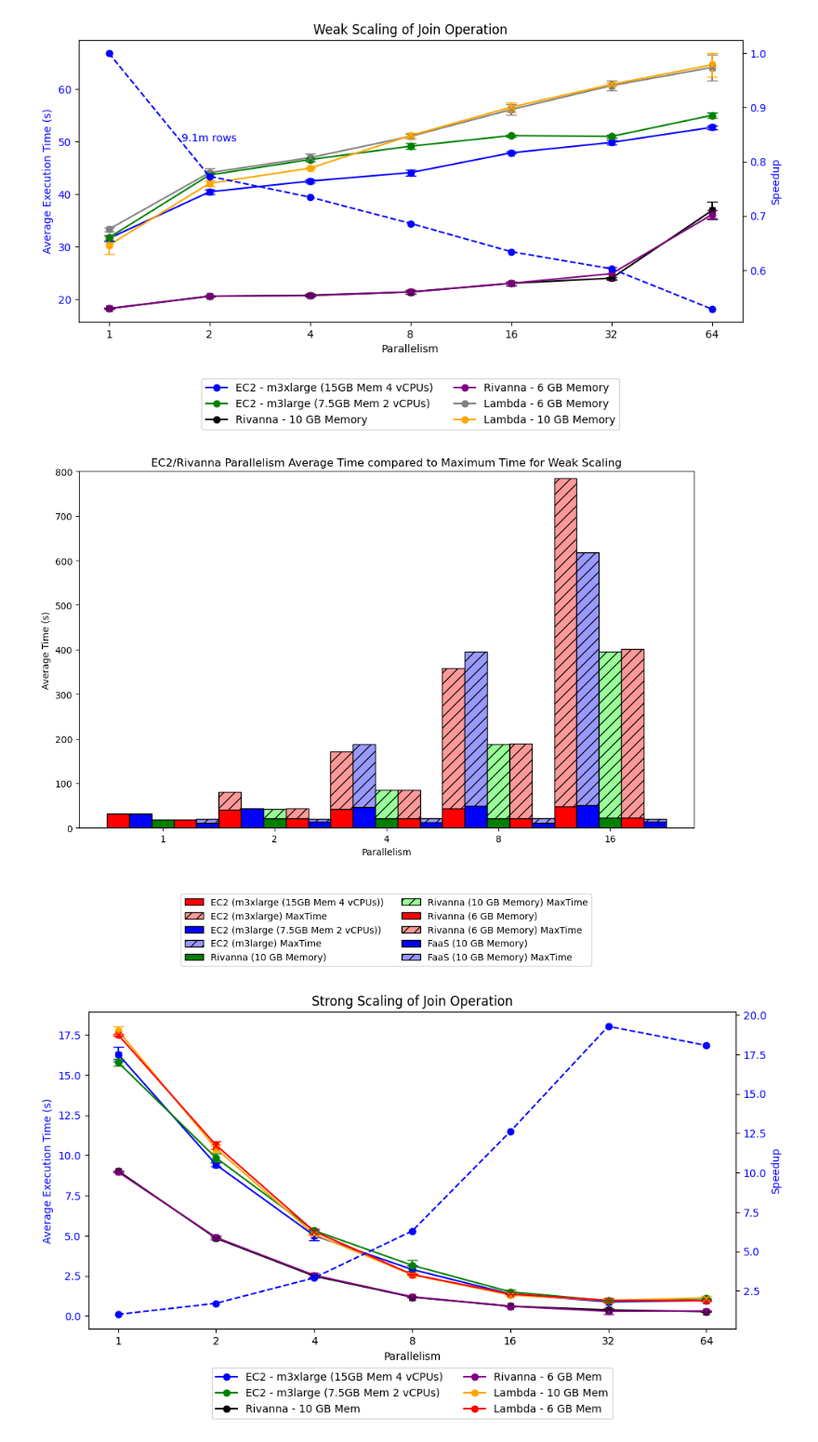
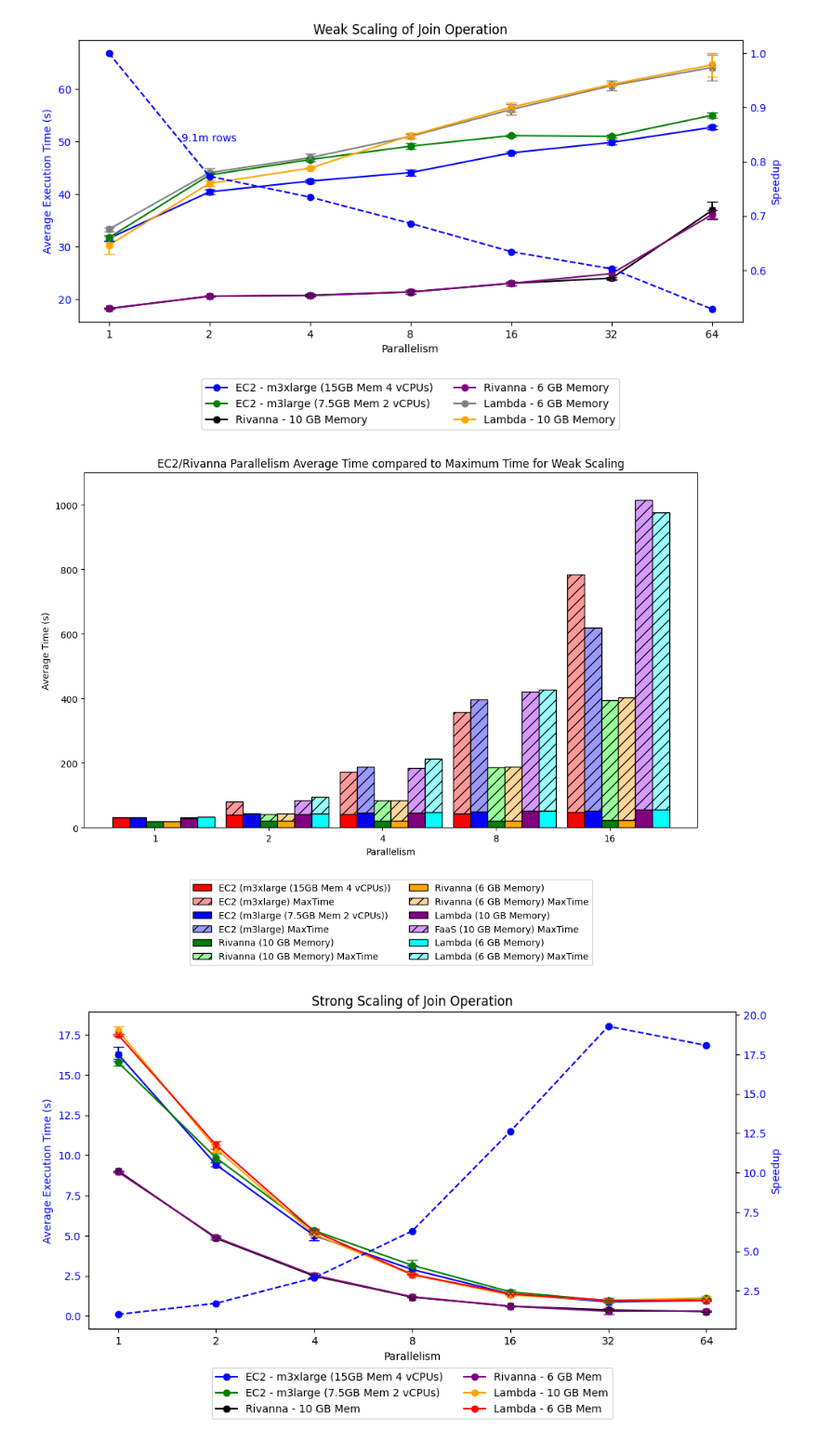
Before and after one commit to mstaylor/cylon, a Jupyter notebook: target/aws/scripts/notebooks/Join_Weak_Scaling_quals3.ipynb, the cells around one changed output. Shown at 93% size. Cells and saved outputs as stored; diff of their text form; code cells hidden in the pictures.

```diff
--- a/target/aws/scripts/notebooks/Join_Weak_Scaling_quals3.ipynb
+++ b/target/aws/scripts/notebooks/Join_Weak_Scaling_quals3.ipynb
@@ -251,69 +251,83 @@ m3xlarge = [31.57827055, 40.42526209, 42.48108244, 44.08796617, 47.843523]
 rivanna_10GB = [18.24416029, 20.60858124, 20.78106607, 21.40211465, 23.05694579]
 m3large = [31.71825963, 43.63236368, 46.56648615, 49.11144567, 51.12758547]
 rivanna_6GB = [18.2778548, 20.607876, 20.72528571, 21.42728365, 23.0560276]
-lambda_10GB = [20.4175576, 20.03076804, 20.69381972, 21.07601555, 20.14870176]
-lambda_6GB = [18.67931765, 20.05292544, 20.77114639, 21.21451118, 22.92575049]
+lambda_10GB = [30.29358423, 42.04086941, 44.93455803, 51.13148102, 56.52498194]
+lambda_6GB = [33.3196196, 44.08187333, 46.93432194, 50.98107791, 56.06858892]
 
 # Max times
 m3xlarge_maxtime = [31.76309943, 81.20064813, 171.8731022, 358.3511644, 784.544154]
 m3large_maxtime = [32.02841443, 43.82524204, 187.6989848, 395.7447579, 618.4843755]
 rivanna_10_maxtime = [18.44550091, 41.72224802, 85.1699512, 187.0062265, 394.799438]
 rivanna_6_maxtime = [18.34442371, 43.82524204, 84.57718474, 188.3389728, 401.7538987]
-lambda_6GB_err = [0.9371924984, 0.6816772169, 0.488337019, 0.429582007, 0.9709855563]
-lambda_10GB_err = [0.3223338864, 0.8356659236, 0.5303307103, 0.259753258, 0.5288880707 ]
+lambda_10GB_maxtime = [30.58434063, 84.72713876, 184.7219335, 421.5438852, 1015.579902]
+lambda_6GB_maxtime = [33.90470386, 94.16784215, 212.3390818, 427.2694387, 976.4979675]
+
 
 # Set width of bar
-barWidth = 0.2
+# Set width of bar
+barWidth = 0.15
 
 br1 = np.arange(len(world_size))
 br2 = [x + barWidth for x in br1]
 br3 = [x + barWidth for x in br2]
 br4 = [x + barWidth for x in br3]
 br5 = [x + barWidth for x in br4]
+br6 = [x + barWidth for x in br5]
 
 fig, ax = plt.subplots(figsize=(12, 7))
 
-# Create custom colors
-base_colors = ['red', 'blue', 'green']
-max_colors = ['#FF9999', '#9999FF', '#99FF99']  # Lighter shades of red, blue, green
+# Custom colors
+base_colors = ['red', 'blue', 'green', 'orange', 'purple', 'cyan']
+max_colors = [
+    '#FF9999',  # light red
+    '#9999FF',  # light blue
+    '#99FF99',  # light green
+    '#FFD699',  # light orange
+    '#D699FF',  # light purple
+    '#99FFFF'   # light cyan
+]
 
-# Create the bars
+# Plot bars
 plt.bar(br1, m3xlarge, width=barWidth, color=base_colors[0], edgecolor='black', label='EC2 (m3xlarge (15GB Mem 4 vCPUs))')
 plt.bar(br1, np.subtract(m3xlarge_maxtime, m3xlarge), width=barWidth, bottom=m3xlarge,
         color=max_colors[0], edgecolor='black', hatch='//', label='EC2 (m3xlarge) MaxTime')
 
 plt.bar(br2, m3large, width=barWidth, color=base_colors[1], edgecolor='black', label='EC2 (m3large (7.5GB Mem 2 vCPUs))')
 plt.bar(br2, np.subtract(m3large_maxtime, m3large), width=barWidth, bottom=m3large,
         color=max_colors[1], edgecolor='black', hatch='//', label='EC2 (m3large) MaxTime')
 
 plt.bar(br3, rivanna_10GB, width=barWidth, color=base_colors[2], edgecolor='black', label='Rivanna (10 GB Memory)')
 plt.bar(br3, np.subtract(rivanna_10_maxtime, rivanna_10GB), width=barWidth, bottom=rivanna_10GB,
         color=max_colors[2], edgecolor='black', hatch='//', label='Rivanna (10 GB Memory) MaxTime')
 
-plt.bar(br4, rivanna_6GB, width=barWidth, color=base_colors[0], edgecolor='black', label='Rivanna (6 GB Memory)')
+plt.bar(br4, rivanna_6GB, width=barWidth, color=base_colors[3], edgecolor='black', label='Rivanna (6 GB Memory)')
 plt.bar(br4, np.subtract(rivanna_6_maxtime, rivanna_6GB), width=barWidth, bottom=rivanna_6GB,
-        color=max_colors[0], edgecolor='black', hatch='//', label='Rivanna (6 GB Memory) MaxTime')
+        color=max_colors[3], edgecolor='black', hatch='//', label='Rivanna (6 GB Memory) MaxTime')
 
-plt.bar(br5, lambda_10GB, width=barWidth, color=base_colors[1], edgecolor='black', label='FaaS (10 GB Memory)')
-plt.bar(br5, np.subtract(lambda_10_maxtime, lambda_10GB), width=barWidth, bottom=lambda_10GB,
-        color=max_colors[1], edgecolor='black', hatch='//', label='FaaS (10 GB Memory) MaxTime')
+plt.bar(br5, lambda_10GB, width=barWidth, color=base_colors[4], edgecolor='black', label='Lambda (10 GB Memory)')
+plt.bar(br5, np.subtract(lambda_10GB_maxtime, lambda_10GB), width=barWidth, bottom=lambda_10GB,
+        color=max_colors[4], edgecolor='black', hatch='//', label='FaaS (10 GB Memory) MaxTime')
+
+plt.bar(br6, lambda_6GB, width=barWidth, color=base_colors[5], edgecolor='black', label='Lambda (6 GB Memory)')
+plt.bar(br6, np.subtract(lambda_6GB_maxtime, lambda_6GB), width=barWidth, bottom=lambda_6GB,
+        color=max_colors[5], edgecolor='black', hatch='//', label='Lambda (6 GB Memory) MaxTime')
 
 # Customize the chart
-plt.ylim(0, 800)
+plt.ylim(0, 1100)
 plt.xticks([r + 2*barWidth for r in range(len(world_size))], world_size)
 
 # Add labels and title
 plt.xlabel('Parallelism')
 plt.ylabel('Average Time (s)')
 plt.title('EC2/Rivanna Parallelism Average Time compared to Maximum Time for Weak Scaling')
 
 # Add a legend
 plt.legend(loc="lower center", bbox_to_anchor=(0.5, -0.4), ncol=2)
 
 # Display the chart
 plt.show()
 # %% [output]
-[figure, old version]
+[figure, new version]
 # %%
 import matplotlib.pyplot as plt
 import numpy as np
```
Also changed, not shown: parts of 2 cells of this notebook.
